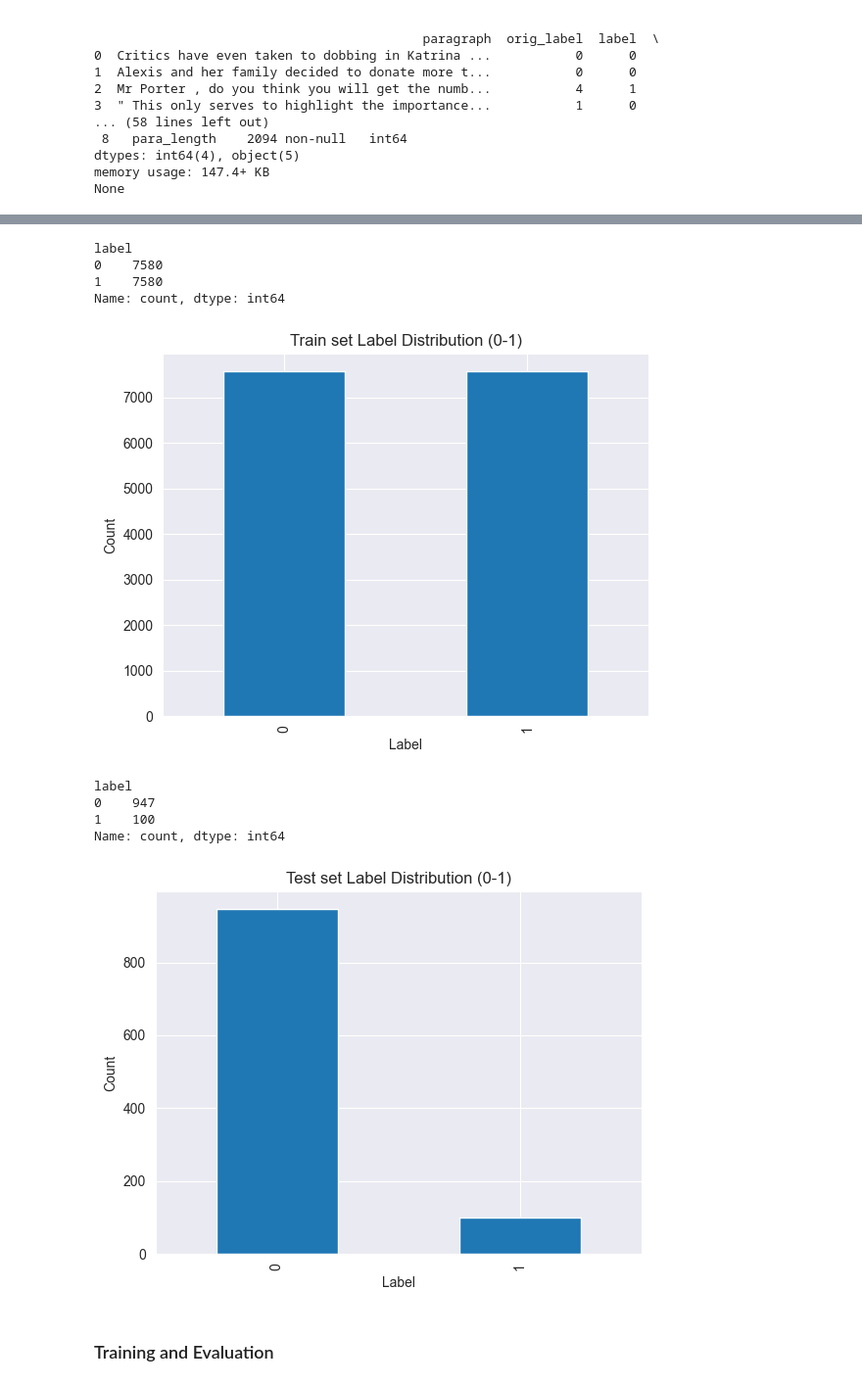
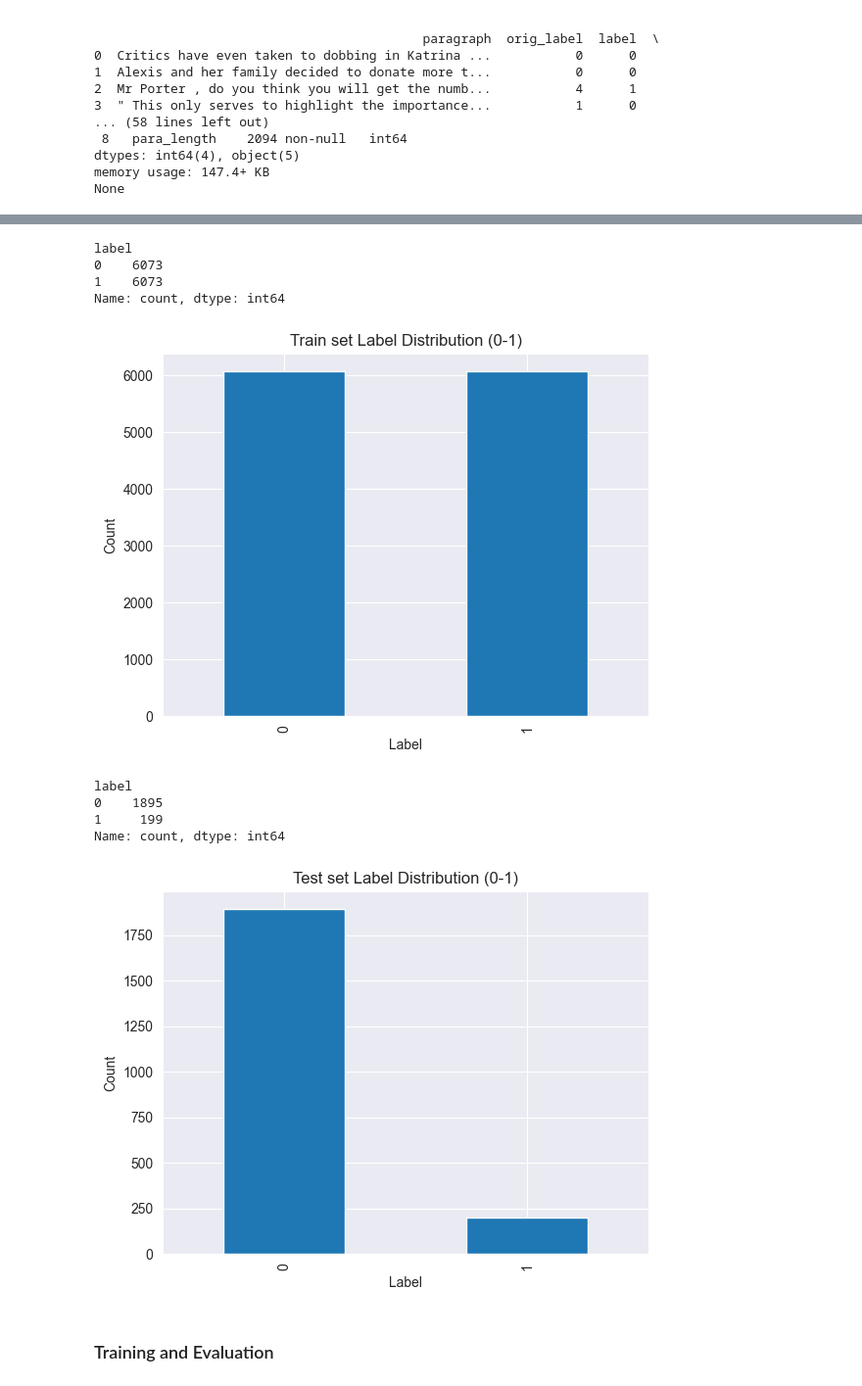
Before and after one commit to FengkaiLiu12138/NLP_CW, a Jupyter notebook: RoBERTa_for_PCL.ipynb, the cells around one changed output, grey strips where cells are left out. Shown at 98% size. Saved outputs shown, nothing was run; the diff lists cells and outputs as text; code cells hidden in the pictures.

Commit message:
chagned trainig and data

```diff
--- a/RoBERTa_for_PCL.ipynb
+++ b/RoBERTa_for_PCL.ipynb
@@ -283,7 +283,9 @@ train_df, val_df = train_test_split(train_dev_df, test_size=0.2, random_state=42
 
 train_df = train_df.reset_index(drop=True)
 val_df = val_df.reset_index(drop=True)
+# dev.txt dataset
 test_df = test_df.reset_index(drop=True)
+test_df.fillna("", inplace=True)
 
 print(train_df.head())
 print(train_df.info())
@@ -311,23 +313,20 @@ None
 train_df = train_df.dropna(subset=['paragraph'])
 train_df['paragraph'] = train_df['paragraph'].astype(str)
 
-try:
 
-    # If you've already saved train_augmented_oversampled.csv
-    train_df_final = pd.read_csv("./example_training_data/train_augmented_oversampled.csv")
-    val_df = pd.read_csv("./example_training_data/val.csv")
-    test_df = pd.read_csv("./example_training_data/test.csv")
-except:
+# Augment and balance training data
+train_df_aug = augment_data(train_df)
+train_df_upsample = oversample_data(train_df)
+train_df_both = oversample_data(train_df_aug)
 
-    # Augment and balance training data
-    train_df_aug = augment_data(train_df)
-    train_df_final = oversample_data(train_df_aug)
-    for idx, row in train_df.iterrows():
-        if not isinstance(row['paragraph'], str):
-            print(f"Row {idx} has invalid type: {type(row['paragraph'])}, value = {row['paragraph']}")
+for idx, row in train_df.iterrows():
+    if not isinstance(row['paragraph'], str):
+        print(f"Row {idx} has invalid type: {type(row['paragraph'])}, value = {row['paragraph']}")
 
-    train_df_final.to_csv("./example_training_data/train_augmented_oversampled.csv", index=False)
-    val_df.to_csv("./example_training_data/val.csv", index=False)
-    test_df.to_csv("./example_training_data/test.csv", index=False)
+train_df.to_csv("./example_training_data/train.csv", index=False)
+train_df_both.to_csv("./example_training_data/train_augmented_oversampled.csv", index=False)
+train_df_aug.to_csv("./example_training_data/train_augmented.csv", index=False)
+train_df_upsample.to_csv("./example_training_data/train_oversampled.csv", index=False)
 
-train_df_final.info
+val_df.to_csv("./example_training_data/val.csv", index=False)
+test_df.to_csv("./example_training_data/test.csv", index=False)
@@ -352,34 +333,34 @@ train_df_final.info
 # %%
 # Distribution of original 5 labels (0–4)
-label_counts = train_df_final["label"].value_counts().sort_index()
+label_counts = train_df_both["label"].value_counts().sort_index()
 print(label_counts)
 
 # Plot distribution
 label_counts.plot(kind="bar", title="Train set Label Distribution (0-1)")
 plt.xlabel("Label")
 plt.ylabel("Count")
 plt.show()
 
 # Distribution of original 5 labels (0–4)
 label_counts = test_df["label"].value_counts().sort_index()
 print(label_counts)
 
 # Plot distribution
 label_counts.plot(kind="bar", title="Test set Label Distribution (0-1)")
 plt.xlabel("Label")
 plt.ylabel("Count")
 plt.show()
 # %% [output]
 label
-0    7580
-1    7580
+0    6073
+1    6073
 Name: count, dtype: int64
-[figure, old version]
+[figure, new version]
 label
-0    947
-1    100
+0    1895
+1     199
 Name: count, dtype: int64
-[figure, old version]
+[figure, new version]
 # %% [markdown]
 ### Training and Evaluation
 # %%
```
Also changed, not shown: parts of 11 cells of this notebook, 3 other files.
